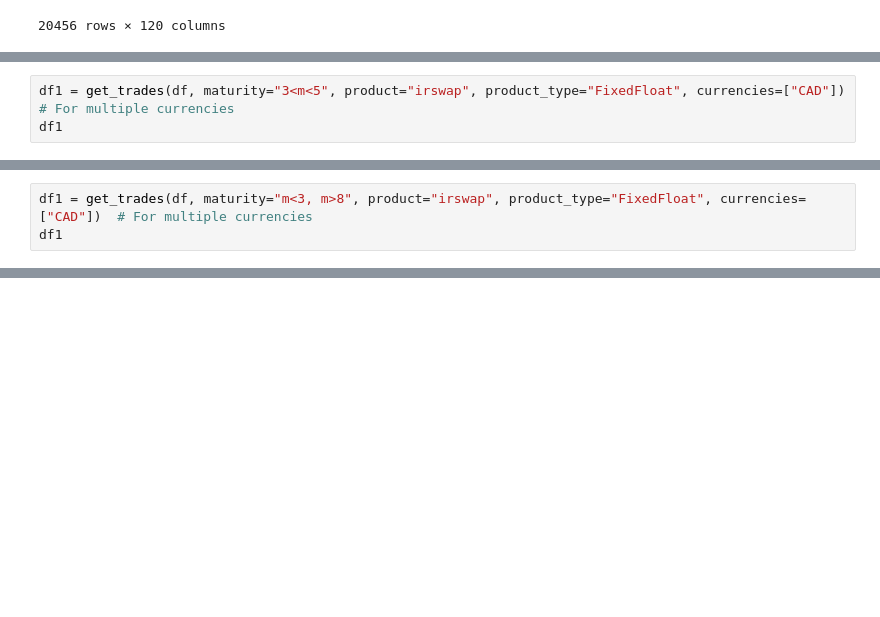
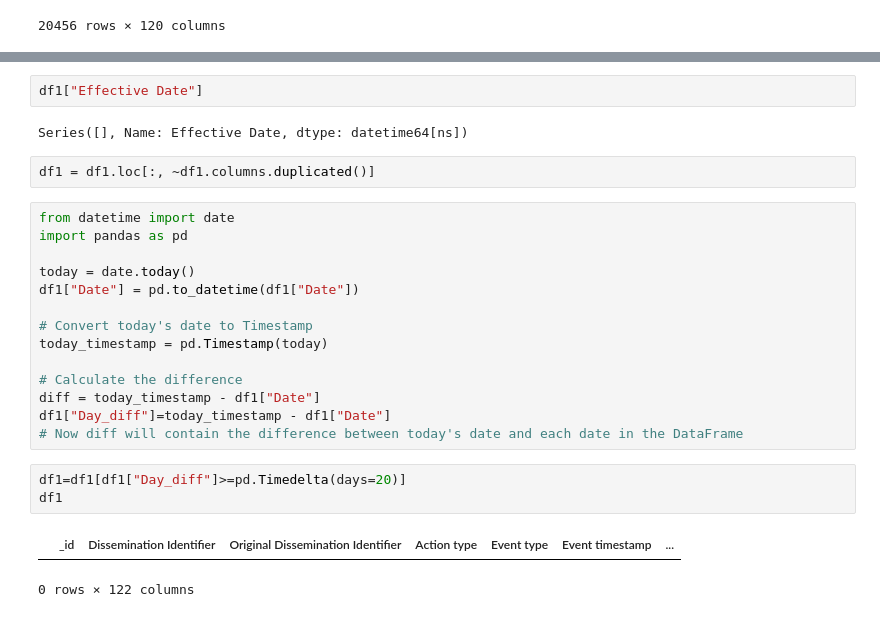
Before and after one commit to Mehedi24434/sdrpy, a Jupyter notebook: test.ipynb, the cells around one changed output, grey strips where cells are left out. Saved outputs shown, nothing was run; the diff lists cells and outputs as text; blank space fills up the shorter version.

```diff
--- a/test.ipynb
+++ b/test.ipynb
@@ -42,3 +44,0 @@ product filter returns; 474
-# %%
-df1 = get_trades(df, maturity="3<m<5", product="irswap", product_type="FixedFloat", currencies=["CAD"])  # For multiple currencies
-df1
@@ -59,3 +44,0 @@ product filter returns; 19
-# %%
-df1 = get_trades(df, maturity="m<3, m>8", product="irswap", product_type="FixedFloat", currencies=["CAD"])  # For multiple currencies
-df1
@@ -72,0 +45,26 @@ product filter returns; 19
+# %%
+df1["Effective Date"]
+# %% [output]
+Series([], Name: Effective Date, dtype: datetime64[ns])
+# %%
+df1 = df1.loc[:, ~df1.columns.duplicated()]
+# %%
+from datetime import date
+import pandas as pd
+
+today = date.today()
+df1["Date"] = pd.to_datetime(df1["Date"])
+
+# Convert today's date to Timestamp
+today_timestamp = pd.Timestamp(today)
+
+# Calculate the difference
+diff = today_timestamp - df1["Date"]
+df1["Day_diff"]=today_timestamp - df1["Date"]
+# Now diff will contain the difference between today's date and each date in the DataFrame
+# %%
+df1=df1[df1["Day_diff"]>=pd.Timedelta(days=20)]
+df1
+# %% [output]
+|  | _id | Dissemination Identifier | Original Dissemination Identifier | Action type | Event type | Event timestamp | ... |
+0 rows × 122 columns
```
Also changed, not shown: parts of 4 cells of this notebook, 2 other files.
